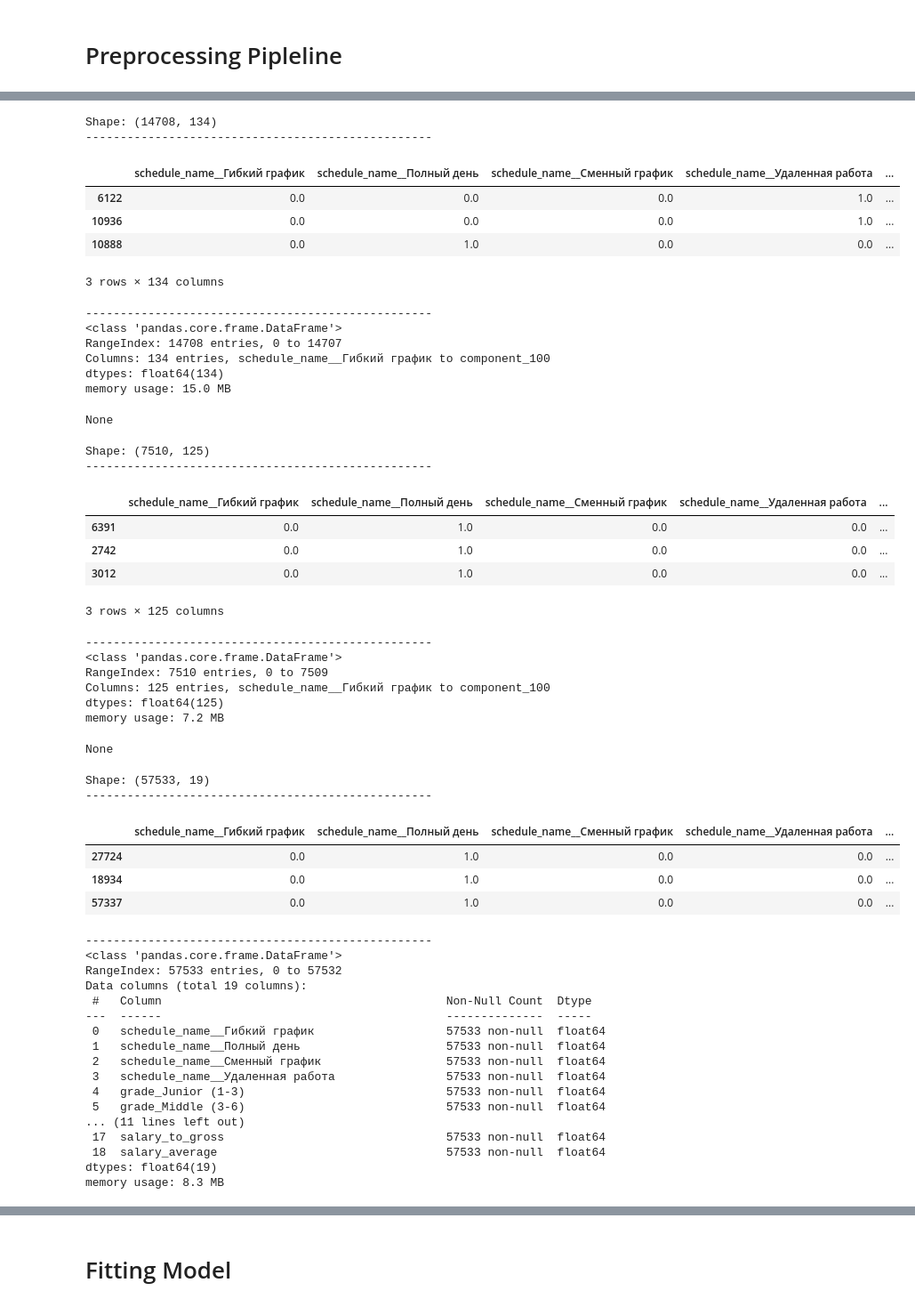
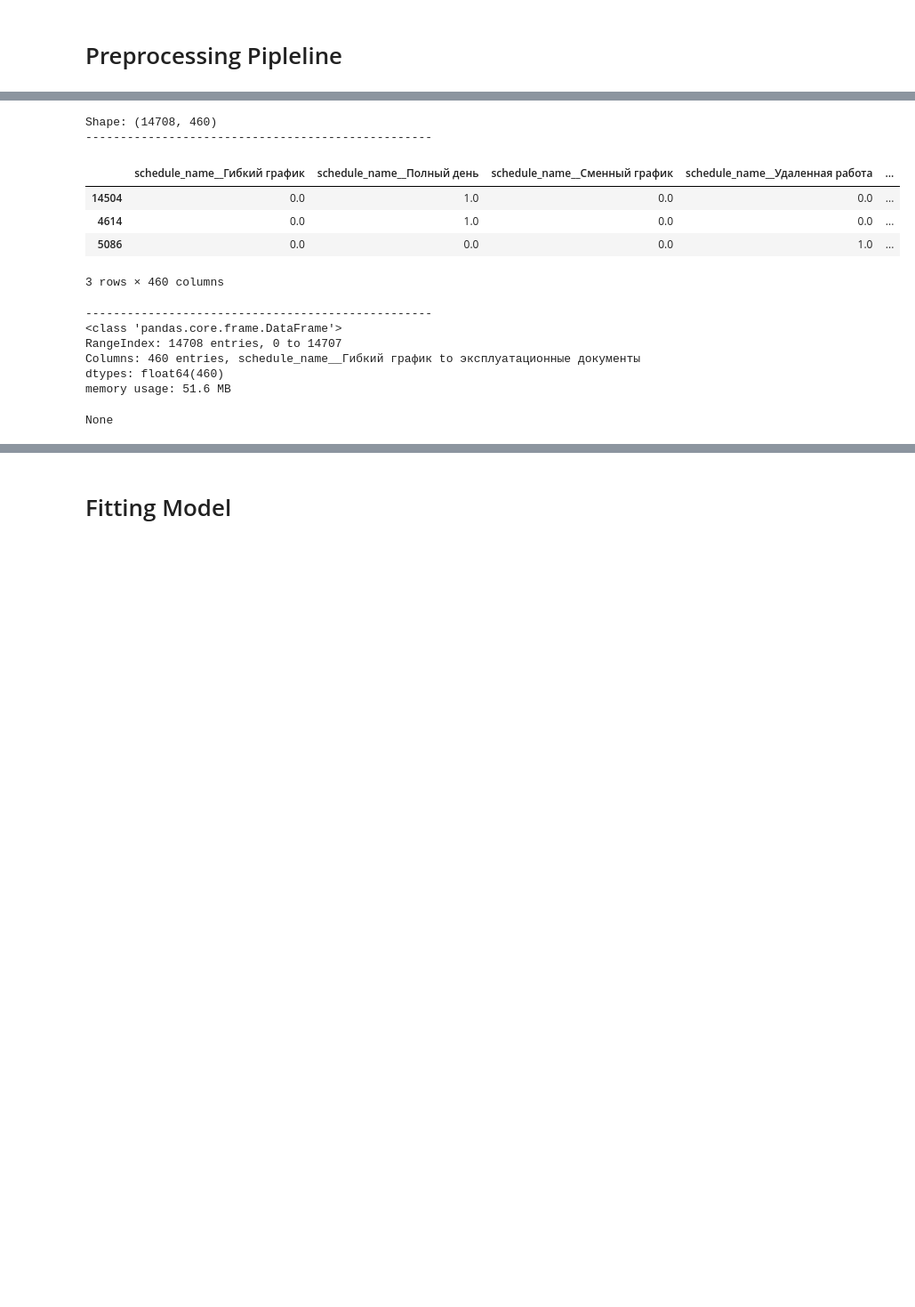
Before and after one commit to LadHrAnalytics/ML_HR, a Jupyter notebook: Notebooks/dataset_cleaning.ipynb, the cells around one changed output, grey strips where cells are left out. Shown at 89% size. Saved outputs shown, nothing was run; the diff lists cells and outputs as text; code cells hidden in the pictures; blank space fills up the shorter version.

```diff
--- a/Notebooks/dataset_cleaning.ipynb
+++ b/Notebooks/dataset_cleaning.ipynb
@@ -464,7 +483,7 @@ class PreprocessParams:
     DROP_PARAM_ONE_HOT = 'first'
     THRESHOLD_CITIES: int = 50
     PERC_NUMBER: int = 0  # 0 - 25% | 1 - 50% | 2 - 75%
-    IS_PCA_ENABLE: bool = False
+    IS_PCA_ENABLE: bool = True
     N_COMPONENTS: int = 100
     ADD_UNPROCESSED: bool = False
     WITH_SKILLS: bool = True
@@ -472,6 +491,7 @@ class PreprocessParams:
     WITH_AREA: bool = True
     WHITELIST: bool = True
     PROF_LIST: list = None
+    VERBOSE: bool = False
 
     def __repr__(self):
         field_strings = []
@@ -480,8 +500,8 @@ class PreprocessParams:
             field_value = getattr(self, field_name)
             field_strings.append(f"* {field_name}: {field_value}")
         result_str = "\n".join(field_strings)
-        sep = '\n' + '-' * 30 + '\n'
-        return f'Preprocess params:{sep}{result_str}'
+        sep = colored('\n' + '-' * 30 + '\n', 'cyan')
+        return f'\nPreprocess params:{sep}{result_str}'
 
 def get_preprocess_pipeline(params: PreprocessParams) -> Pipeline:
     basic_pipe = Pipeline(steps=[
@@ -493,7 +513,7 @@ def get_preprocess_pipeline(params: PreprocessParams) -> Pipeline:
                                                                      params.WITH_SKILLS,
                                                                      params.WITH_GRADE,
                                                                      params.WITH_AREA))
-        ], verbose=True)
+        ], verbose=params.VERBOSE)
 
     if params.BASIC_TRANSFORM:
         display(basic_pipe)
@@ -505,19 +525,21 @@ def get_preprocess_pipeline(params: PreprocessParams) -> Pipeline:
             ('vectorize_PCA_skills', VectorizePCASkillsTransformer(params.N_COMPONENTS,
                                                                 params.IS_PCA_ENABLE,
                                                                 params.ADD_UNPROCESSED))
-        ],verbose=False)
+        ],verbose=params.VERBOSE)
 
     if params.WITH_SKILLS:
         pipe = Pipeline(steps=[
             ('basic_pipe', basic_pipe),
             ('extract_features', ExtractFeaturesTransformer(params.DROP_PARAM_ONE_HOT)),
-            ('skill_vectorize', pipe_skill_vectorize)
-        ], verbose=True)
+            ('skill_vectorize', pipe_skill_vectorize),
+            ('convert_type', ConvertTypeTransformer(float))
+        ], verbose=params.VERBOSE)
     else:
         pipe = Pipeline(steps=[
             ('basic_pipe', basic_pipe),
-            ('extract_features', ExtractFeaturesTransformer(params.DROP_PARAM_ONE_HOT))
-        ], verbose=True)
+            ('extract_features', ExtractFeaturesTransformer(params.DROP_PARAM_ONE_HOT)),
+            ('convert_type', ConvertTypeTransformer(float))
+        ], verbose=params.VERBOSE)
 
     print(params, end='\n\n')
     display(pipe)
@@ -674,58 +744,21 @@ Pipeline(steps=[('basic_pipe',
 # %%
 print_df_info(df_after_preprocess_IT)
 
-print_df_info(df_after_preprocess_1C)
+# print_df_info(df_after_preprocess_1C)
 
-print_df_info(df_after_preprocess_other)
+# print_df_info(df_after_preprocess_other)
 # %% [output]
-Shape: (14708, 134)
+Shape: (14708, 460)
 --------------------------------------------------
 |  | schedule_name__Гибкий график | schedule_name__Полный день | schedule_name__Сменный график | schedule_name__Удаленная работа | ... |
-| 6122 | 0.0 | 0.0 | 0.0 | 1.0 | ... |
-| 10936 | 0.0 | 0.0 | 0.0 | 1.0 | ... |
-| 10888 | 0.0 | 1.0 | 0.0 | 0.0 | ... |
+| 14504 | 0.0 | 1.0 | 0.0 | 0.0 | ... |
+| 4614 | 0.0 | 1.0 | 0.0 | 0.0 | ... |
+| 5086 | 0.0 | 0.0 | 0.0 | 1.0 | ... |
-3 rows × 134 columns
+3 rows × 460 columns
 --------------------------------------------------
 <class 'pandas.core.frame.DataFrame'>
 RangeIndex: 14708 entries, 0 to 14707
-Columns: 134 entries, schedule_name__Гибкий график to component_100
-dtypes: float64(134)
-memory usage: 15.0 MB
+Columns: 460 entries, schedule_name__Гибкий график to эксплуатационные документы
+dtypes: float64(460)
+memory usage: 51.6 MB
 None
-Shape: (7510, 125)
---------------------------------------------------
-|  | schedule_name__Гибкий график | schedule_name__Полный день | schedule_name__Сменный график | schedule_name__Удаленная работа | ... |
-| 6391 | 0.0 | 1.0 | 0.0 | 0.0 | ... |
-| 2742 | 0.0 | 1.0 | 0.0 | 0.0 | ... |
-| 3012 | 0.0 | 1.0 | 0.0 | 0.0 | ... |
-3 rows × 125 columns
---------------------------------------------------
-<class 'pandas.core.frame.DataFrame'>
-RangeIndex: 7510 entries, 0 to 7509
-Columns: 125 entries, schedule_name__Гибкий график to component_100
-dtypes: float64(125)
-memory usage: 7.2 MB
-None
-Shape: (57533, 19)
---------------------------------------------------
-|  | schedule_name__Гибкий график | schedule_name__Полный день | schedule_name__Сменный график | schedule_name__Удаленная работа | ... |
-| 27724 | 0.0 | 1.0 | 0.0 | 0.0 | ... |
-| 18934 | 0.0 | 1.0 | 0.0 | 0.0 | ... |
-| 57337 | 0.0 | 1.0 | 0.0 | 0.0 | ... |
---------------------------------------------------
-<class 'pandas.core.frame.DataFrame'>
-RangeIndex: 57533 entries, 0 to 57532
-Data columns (total 19 columns):
- #   Column                                         Non-Null Count  Dtype
----  ------                                         --------------  -----
- 0   schedule_name__Гибкий график                   57533 non-null  float64
- 1   schedule_name__Полный день                     57533 non-null  float64
- 2   schedule_name__Сменный график                  57533 non-null  float64
- 3   schedule_name__Удаленная работа                57533 non-null  float64
- 4   grade_Junior (1-3)                             57533 non-null  float64
- 5   grade_Middle (3-6)                             57533 non-null  float64
-... (11 lines left out)
- 17  salary_to_gross                                57533 non-null  float64
- 18  salary_average                                 57533 non-null  float64
-dtypes: float64(19)
-memory usage: 8.3 MB
```
Also changed, not shown: parts of 18 cells of this notebook, 17 other files.
